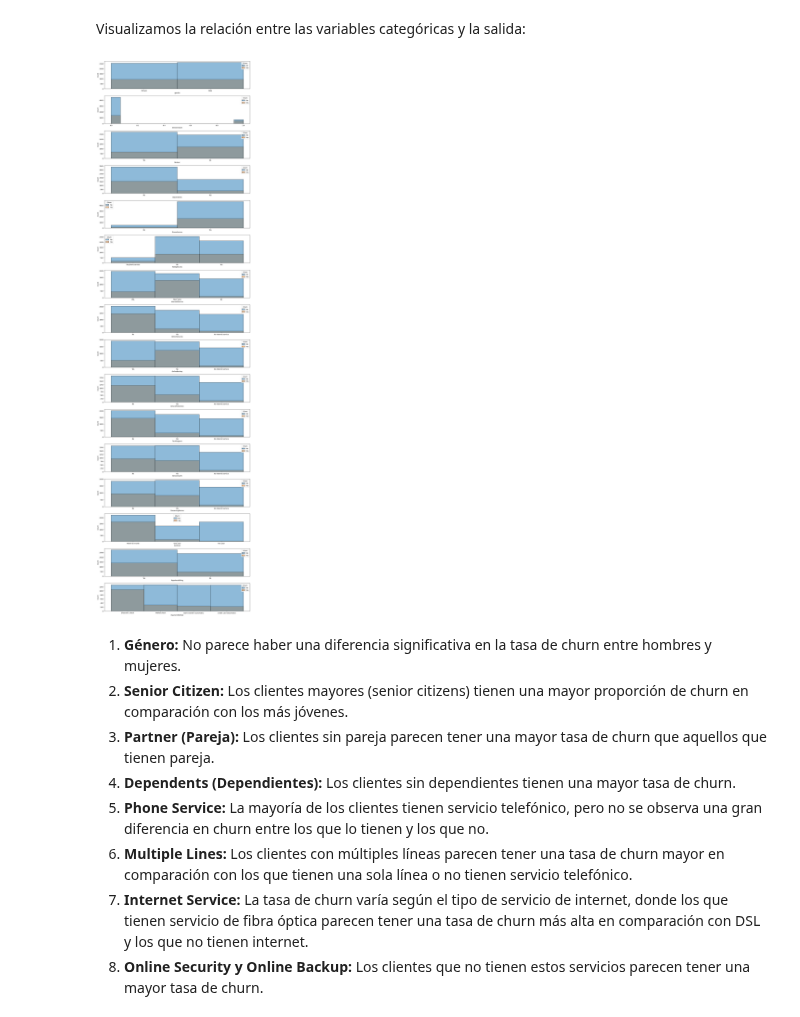
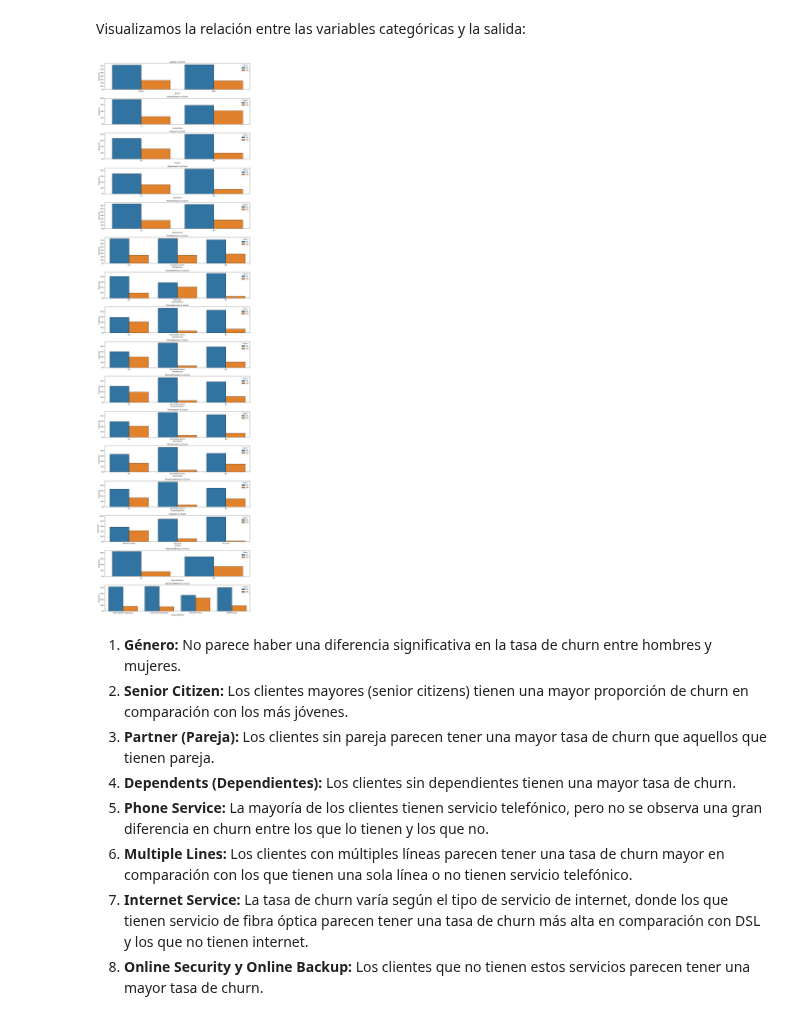
Before and after one commit to GOIH/MineriaDatos, a Jupyter notebook: analisis.ipynb, the cells around one changed output. Drawn from its saved outputs; the diff is of its cells as text; code cells hidden in the pictures.

```diff
--- a/analisis.ipynb
+++ b/analisis.ipynb
@@ -210,15 +221,37 @@ plt.show()
 # %% [markdown]
 Visualizamos la relación entre las variables categóricas y la salida:
-# %%
-fig, axes = plt.subplots(nrows=len(variables_categoricas), ncols=1, figsize=(14, 50))
-
-for i in range(len(variables_categoricas)):
-    sns.histplot(data=data, x=variables_categoricas[i], hue=variableSalida, ax=axes[i])
-
-plt.tight_layout()
-plt.show()
-# %% [output]
-[figure, removed]
+# %%
+fig, axes = plt.subplots(nrows=len(variables_categoricas), ncols=1, figsize=(14, 50))
+
+for i, var in enumerate(variables_categoricas):
+    # Calculamos la proporción condicional P(clase | categoría)
+    prop_df = (
+        data.groupby([var, variableSalida])
+        .size()
+        .reset_index(name='count')
+    )
+
+    # Normalizamos dentro de cada categoría
+    prop_df['proportion'] = prop_df.groupby(var)['count'].transform(lambda x: x / x.sum())
+
+    sns.barplot(
+        data=prop_df,
+        x=var,
+        y='proportion',
+        hue=variableSalida,
+        ax=axes[i],
+        edgecolor='black',
+        linewidth=1
+    )
+
+    axes[i].set_ylabel('Proporción')
+    axes[i].set_title(f'{var} vs {variableSalida}')
+    axes[i].yaxis.set_major_formatter(plt.FuncFormatter(lambda y, _: '{:.0%}'.format(y)))
+
+plt.tight_layout()
+plt.show()
+# %% [output]
+[figure, added]
 # %% [markdown]
 1. **Género:** No parece haber una diferencia significativa en la tasa de churn entre hombres y mujeres.
 2. **Senior Citizen:** Los clientes mayores (senior citizens) tienen una mayor proporción de churn en comparación con los más jóvenes.
```
Also changed, not shown: parts of 29 cells of this notebook.
